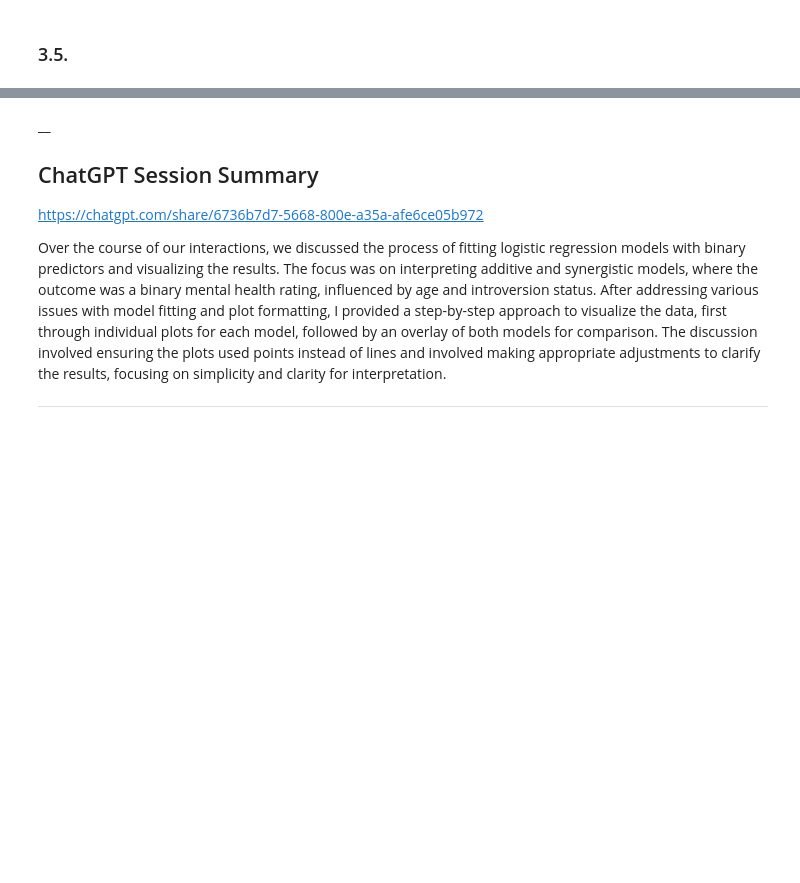
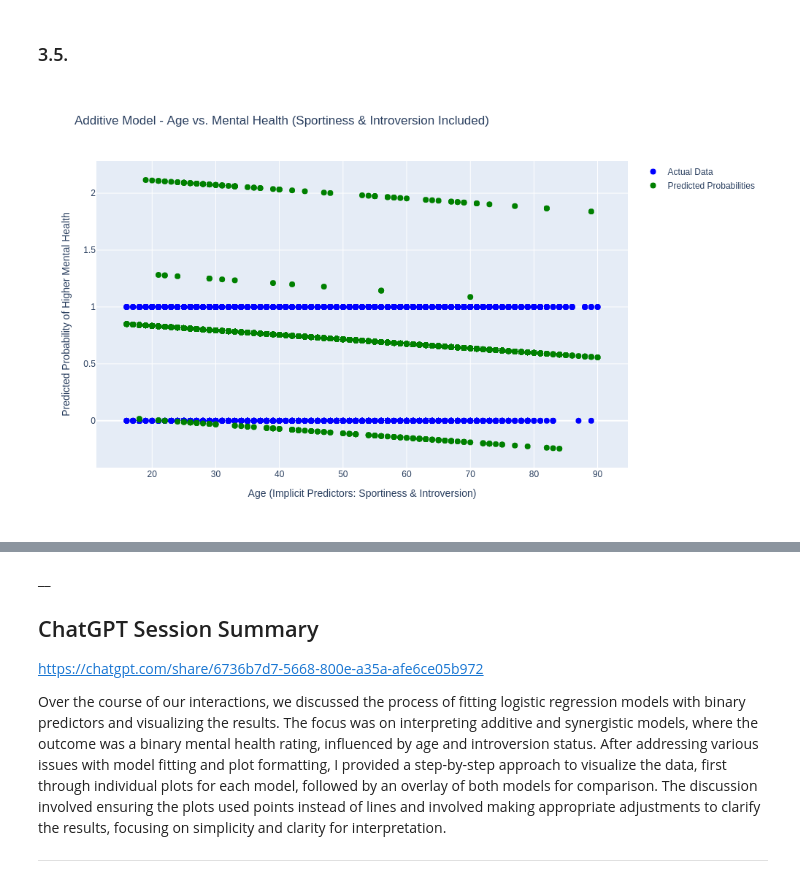
Before and after one commit to andrewpols/sta130, a Jupyter notebook: hw/HW07.ipynb, the cells around one changed output, grey strips where cells are left out. Drawn from its saved outputs; the diff is of its cells as text; code cells hidden in the pictures; blank space fills up the shorter version.

```diff
--- a/hw/HW07.ipynb
+++ b/hw/HW07.ipynb
@@ -329,4 +329,43 @@ In the synergistic model, we obtain the following results:
     - However, with a p-value of 0.625, we cannot reject $H_0$ — not statistically significant.
 # %% [markdown]
 ### 3.5.
+# %%
+import plotly.graph_objects as go
+
+# Create the additive model plot
+fig_additive = go.Figure()
+
+# Plot the actual data points (single color for all)
+fig_additive.add_trace(go.Scatter(
+    x=data['DEMO_age'],
+    y=data['WELLNESS_self_rated_mental_health_binary'],  # Actual data points (binary outcome)
+    mode='markers',  # Only plot points (no line)
+    name='Actual Data',
+    marker=dict(color='blue', size=8)  # Set a single color for actual data
+))
+
+# Plot predicted probabilities for the additive model (single color for predicted data)
+fig_additive.add_trace(go.Scatter(
+    x=data['DEMO_age'],
+    y=model_additive.fittedvalues,  # Predicted probabilities
+    mode='markers',  # Only plot points (no line)
+    name='Predicted Probabilities',
+    marker=dict(color='green', size=8)  # Set a single color for predicted data
+))
+
+# Update layout with title and axis labels
+fig_additive.update_layout(
+    title="Additive Model - Age vs. Mental Health (Sportiness & Introversion Included)",
+    xaxis_title="Age (Implicit Predictors: Sportiness & Introversion)",
+    yaxis_title="Predicted Probability of Higher Mental Health",
+    showlegend=True,
+    width=1000,
+    height=600
+)
+
+
+# Display the plot
+fig_additive.show(renderer='png')
+# %% [output]
+[figure, added]
 # %%
```
Also changed, not shown: parts of 42 cells of this notebook, 1 other file.
